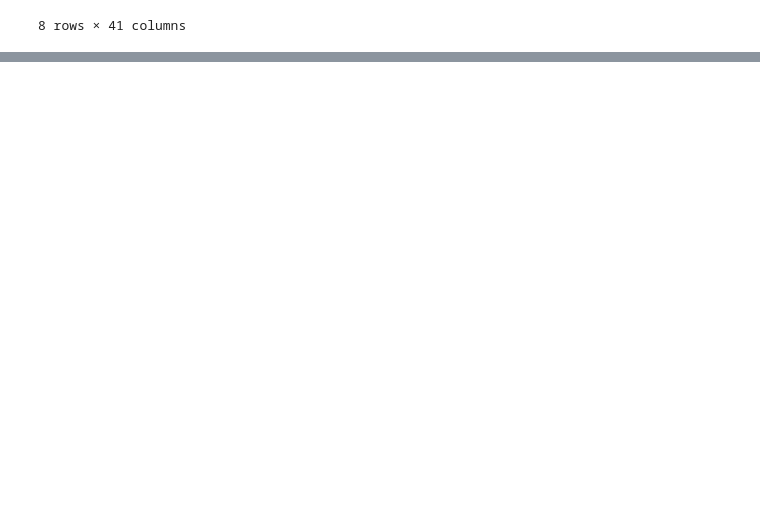
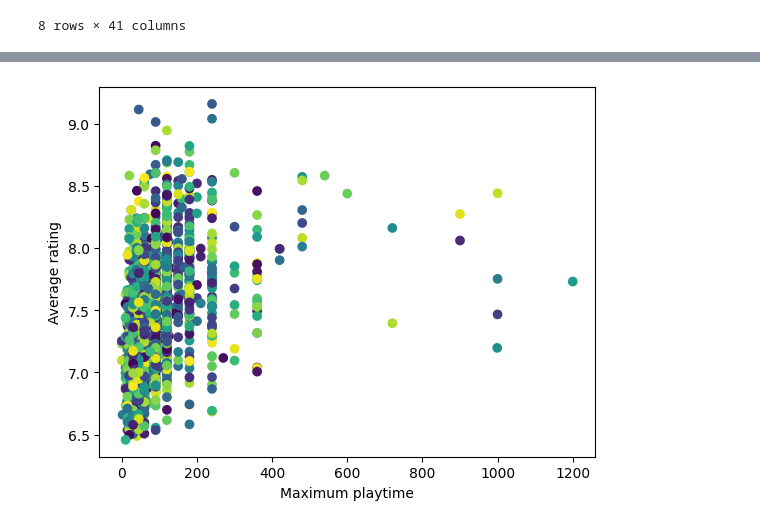
Before and after one commit to EmilijusPocius/DS, a Jupyter notebook: DS1.ipynb, the cells around one changed output, grey strips where cells are left out. Drawn from its saved outputs; the diff is of its cells as text; code cells hidden in the pictures; blank space fills up the shorter version.

```diff
--- a/DS1.ipynb
+++ b/DS1.ipynb
@@ -65,0 +146,10 @@ df.describe()
+# %%
+fig, ax = plt.subplots()
+colors = np.random.uniform(1, 2, len(df))
+ax.scatter(df['max_playtime'], df['avg_rating'], c=colors)
+plt.xlabel("Maximum playtime")
+plt.ylabel("Average rating")
+
+plt.show()
+# %% [output]
+[figure, added]
```
Also changed, not shown: parts of 9 cells of this notebook.
